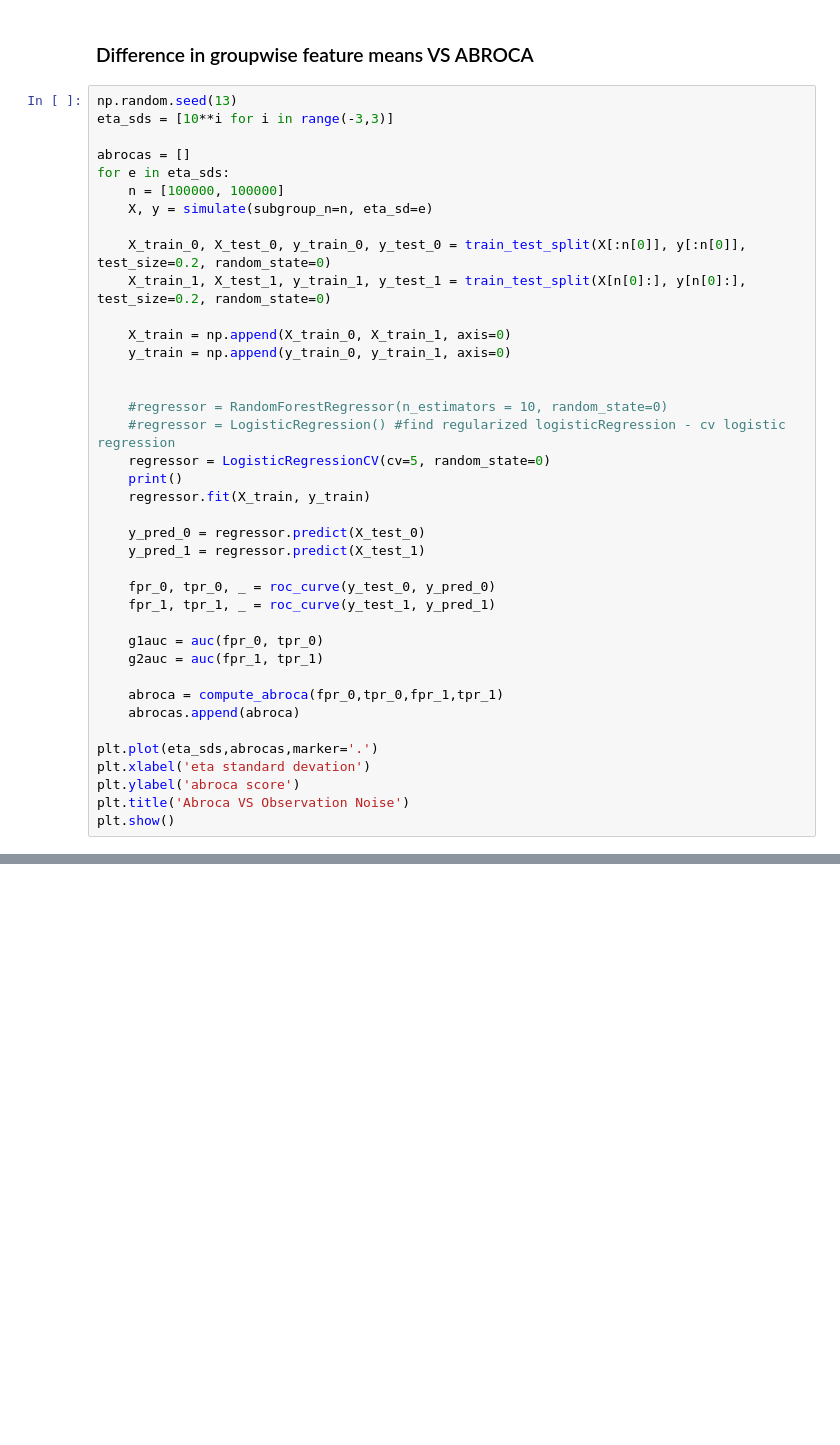
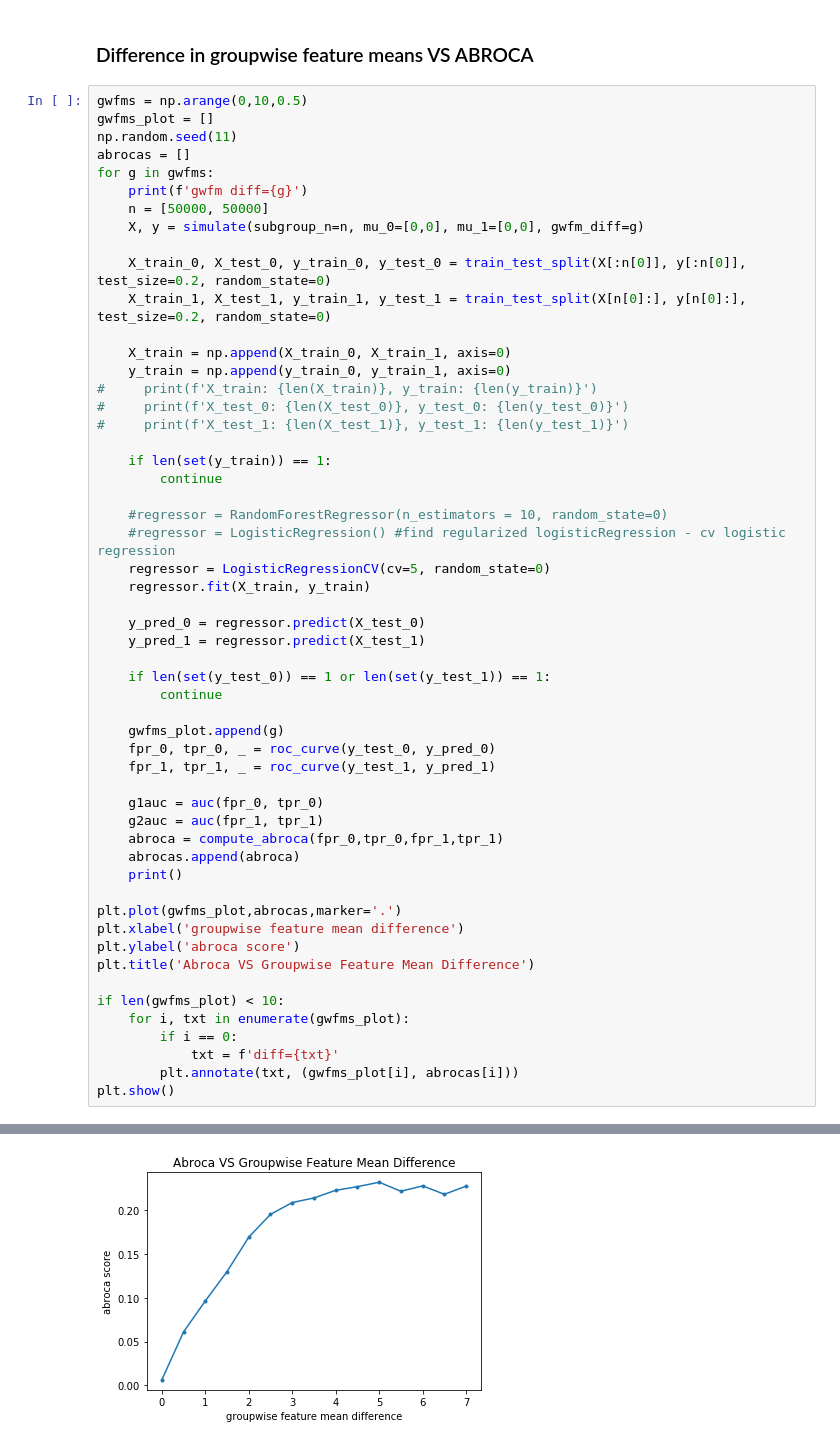
Before and after one commit to 13nat1313/ABROCAproject, a Jupyter notebook: ABROCAprojectDataGeneration.ipynb, the cells around one changed output, grey strips where cells are left out. Saved outputs shown, nothing was run; the diff lists cells and outputs as text; blank space fills up the shorter version.

```diff
--- a/ABROCAprojectDataGeneration.ipynb
+++ b/ABROCAprojectDataGeneration.ipynb
@@ -215,41 +326,57 @@ plt.show()
 # %% [markdown]
 ### Difference in groupwise feature means VS ABROCA
 # %%
-np.random.seed(13)
-eta_sds = [10**i for i in range(-3,3)]
-
+gwfms = np.arange(0,10,0.5)
+gwfms_plot = []
+np.random.seed(11)
 abrocas = []
-for e in eta_sds:
-    n = [100000, 100000]
-    X, y = simulate(subgroup_n=n, eta_sd=e)
+for g in gwfms:
+    print(f'gwfm diff={g}')
+    n = [50000, 50000]
+    X, y = simulate(subgroup_n=n, mu_0=[0,0], mu_1=[0,0], gwfm_diff=g)
 
     X_train_0, X_test_0, y_train_0, y_test_0 = train_test_split(X[:n[0]], y[:n[0]], test_size=0.2, random_state=0)
     X_train_1, X_test_1, y_train_1, y_test_1 = train_test_split(X[n[0]:], y[n[0]:], test_size=0.2, random_state=0)
 
     X_train = np.append(X_train_0, X_train_1, axis=0)
     y_train = np.append(y_train_0, y_train_1, axis=0)
+#     print(f'X_train: {len(X_train)}, y_train: {len(y_train)}')
+#     print(f'X_test_0: {len(X_test_0)}, y_test_0: {len(y_test_0)}')
+#     print(f'X_test_1: {len(X_test_1)}, y_test_1: {len(y_test_1)}')
 
+    if len(set(y_train)) == 1:
+        continue
 
     #regressor = RandomForestRegressor(n_estimators = 10, random_state=0)
     #regressor = LogisticRegression() #find regularized logisticRegression - cv logistic regression
     regressor = LogisticRegressionCV(cv=5, random_state=0)
-    print()
     regressor.fit(X_train, y_train)
 
     y_pred_0 = regressor.predict(X_test_0)
     y_pred_1 = regressor.predict(X_test_1)
 
+    if len(set(y_test_0)) == 1 or len(set(y_test_1)) == 1:
+        continue
+
+    gwfms_plot.append(g)
     fpr_0, tpr_0, _ = roc_curve(y_test_0, y_pred_0)
     fpr_1, tpr_1, _ = roc_curve(y_test_1, y_pred_1)
 
     g1auc = auc(fpr_0, tpr_0)
     g2auc = auc(fpr_1, tpr_1)
-
     abroca = compute_abroca(fpr_0,tpr_0,fpr_1,tpr_1)
     abrocas.append(abroca)
+    print()
 
-plt.plot(eta_sds,abrocas,marker='.')
-plt.xlabel('eta standard devation')
+plt.plot(gwfms_plot,abrocas,marker='.')
+plt.xlabel('groupwise feature mean difference')
 plt.ylabel('abroca score')
-plt.title('Abroca VS Observation Noise')
+plt.title('Abroca VS Groupwise Feature Mean Difference')
+
+if len(gwfms_plot) < 10:
+    for i, txt in enumerate(gwfms_plot):
+        if i == 0:
+            txt = f'diff={txt}'
+        plt.annotate(txt, (gwfms_plot[i], abrocas[i]))
 plt.show()
+# %% [output]
@@ -255,0 +400 @@ plt.show()
+[figure, added]
```
Also changed, not shown: parts of 8 cells of this notebook.
